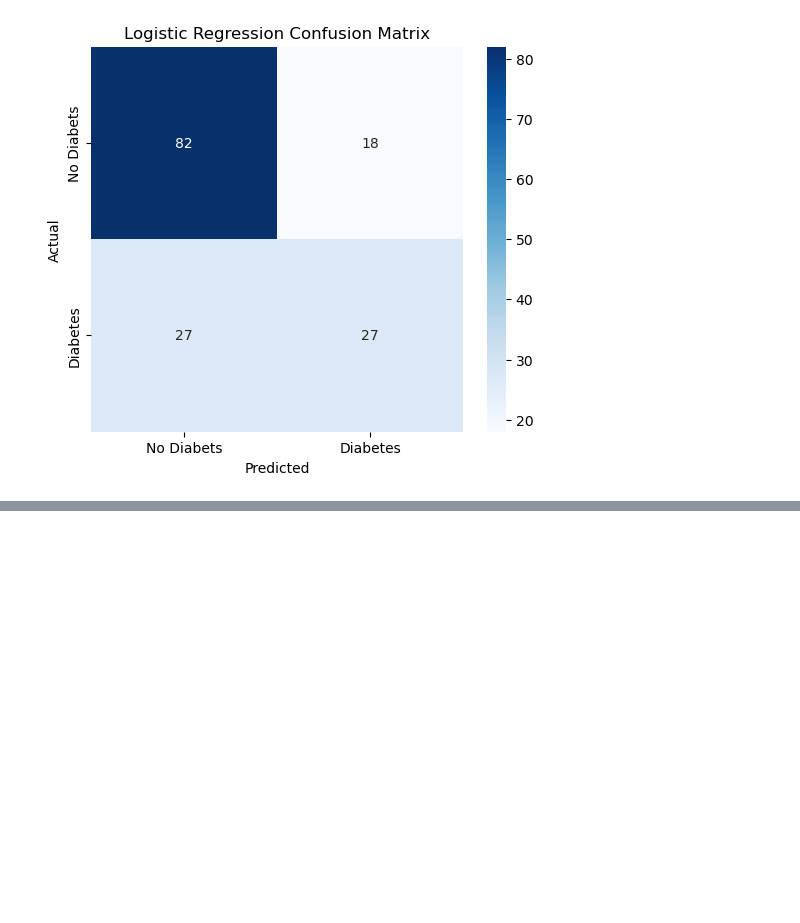
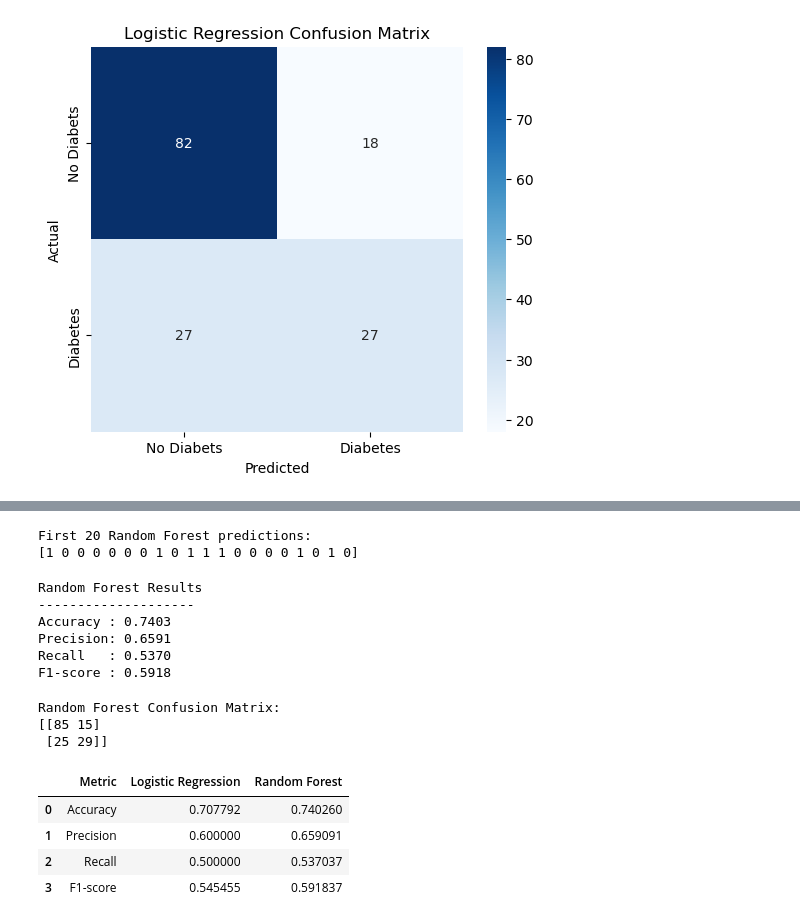
Before and after one commit to kindy10/DiabetesPrediction, a Jupyter notebook: notebooks/diabetes_prediction.ipynb, the cells around one changed output, grey strips where cells are left out. Cells and saved outputs as stored; diff of their text form; code cells hidden in the pictures; blank space fills up the shorter version.

Commit message:
Train random forest classifier

```diff
--- a/notebooks/diabetes_prediction.ipynb
+++ b/notebooks/diabetes_prediction.ipynb
@@ -437,0 +476,69 @@ plt.show()
+# %%
+#Generate predictions
+rf_predictions = random_forest_model.predict(X_test_rf)
+
+print("First 20 Random Forest predictions:")
+print(rf_predictions[:20])
+# %% [output]
+First 20 Random Forest predictions:
+[1 0 0 0 0 0 0 1 0 1 1 1 0 0 0 0 1 0 1 0]
+# %%
+#Evaluate it
+rf_accuracy = accuracy_score(y_test, rf_predictions)
+rf_precision = precision_score(y_test, rf_predictions)
+rf_recall = recall_score(y_test, rf_predictions)
+rf_f1 = f1_score(y_test, rf_predictions)
+
+print("Random Forest Results")
+print("--------------------")
+print(f"Accuracy : {rf_accuracy:.4f}")
+print(f"Precision: {rf_precision:.4f}")
+print(f"Recall   : {rf_recall:.4f}")
+print(f"F1-score : {rf_f1:.4f}")
+# %% [output]
+Random Forest Results
+--------------------
+Accuracy : 0.7403
+Precision: 0.6591
+Recall   : 0.5370
+F1-score : 0.5918
+# %%
+#Calculate the random forest confusion matrix
+rf_cm = confusion_matrix(y_test, rf_predictions)
+
+print("Random Forest Confusion Matrix:")
+print(rf_cm)
+# %% [output]
+Random Forest Confusion Matrix:
+[[85 15]
+ [25 29]]
+# %%
+#Compare it with Logistic Regression
+comparison = pd.DataFrame({
+    "Metric": [
+        "Accuracy",
+        "Precision",
+        "Recall",
+        "F1-score"
+    ],
+    "Logistic Regression": [
+        accuracy,
+        precision,
+        recall,
+        f1
+    ],
+    "Random Forest": [
+        rf_accuracy,
+        rf_precision,
+        rf_recall,
+        rf_f1
+    ]
+})
+
+comparison
+# %% [output]
+|  | Metric | Logistic Regression | Random Forest |
+| 0 | Accuracy | 0.707792 | 0.740260 |
+| 1 | Precision | 0.600000 | 0.659091 |
+| 2 | Recall | 0.500000 | 0.537037 |
+| 3 | F1-score | 0.545455 | 0.591837 |
```
Also changed, not shown: parts of 2 cells of this notebook.
